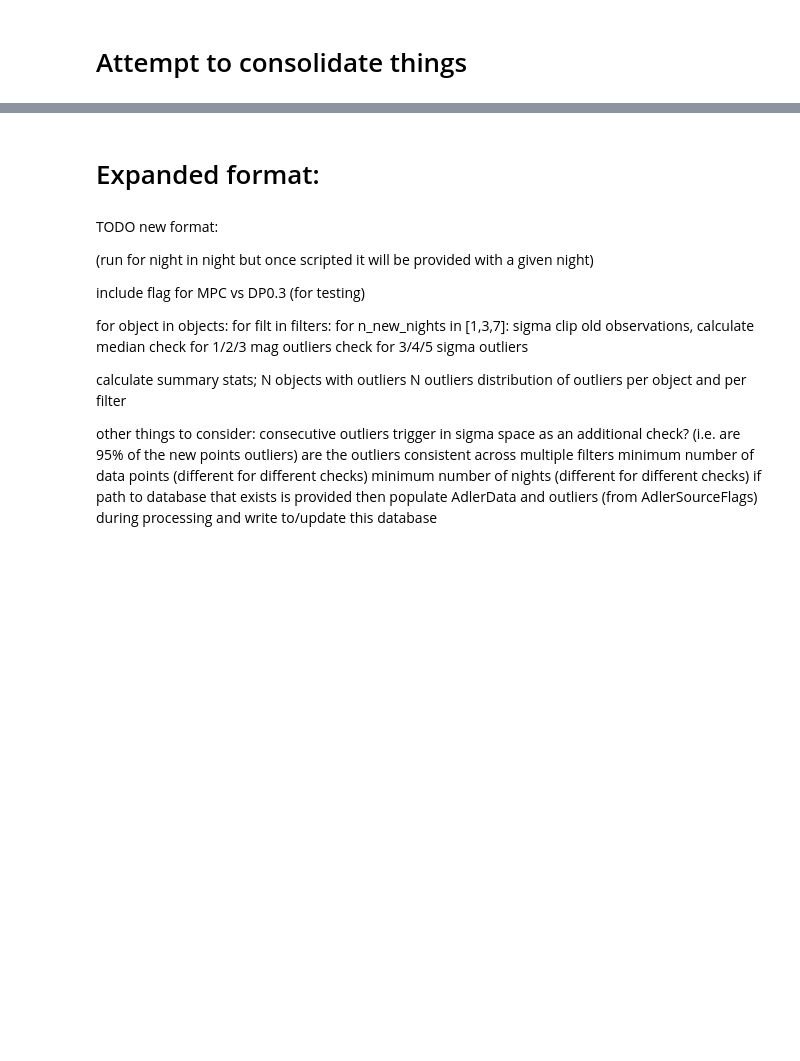
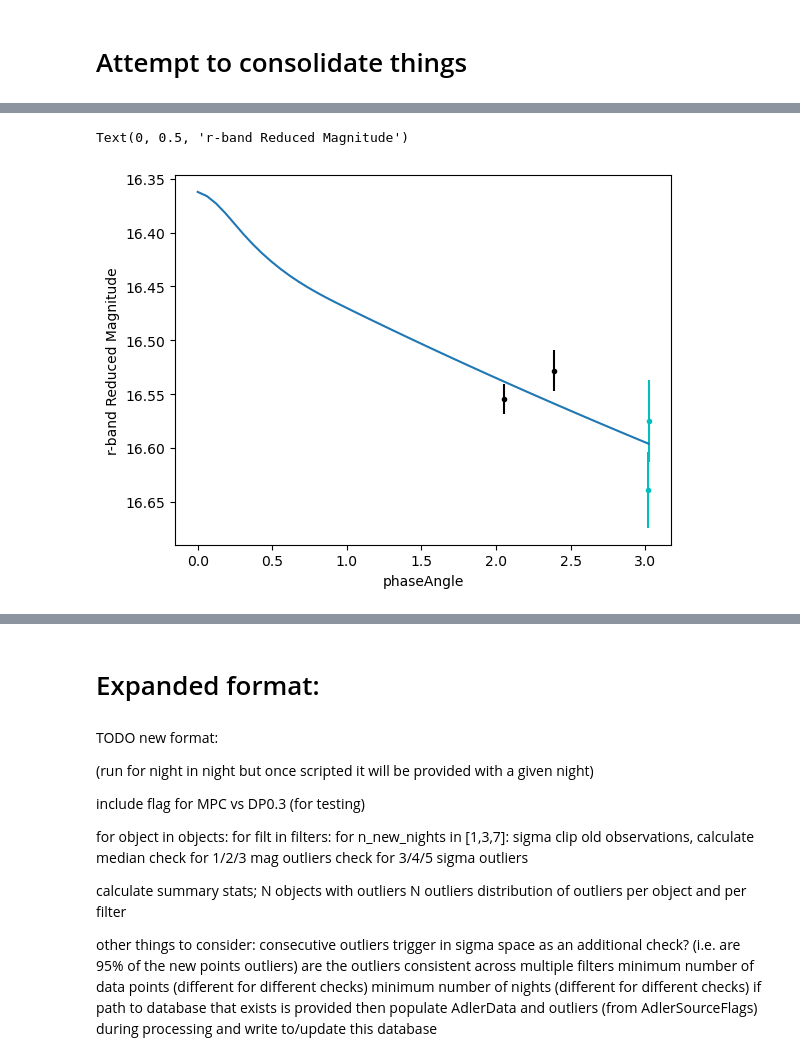
Before and after one commit to lsst-uk/lsst-adler, a Jupyter notebook: notebooks/adler_demo_outliers/adler_demo_outliers.ipynb, the cells around one changed output, grey strips where cells are left out. Cells and saved outputs as stored; diff of their text form; code cells hidden in the pictures; blank space fills up the shorter version.

```diff
--- a/notebooks/adler_demo_outliers/adler_demo_outliers.ipynb
+++ b/notebooks/adler_demo_outliers/adler_demo_outliers.ipynb
@@ -405,0 +439,47 @@ planetoid.AdlerData
+# %%
+fig, ax = plt.subplots()
+x_param = "phaseAngle"
+ax.errorbar(
+    df_obs_old[x_param],
+    df_obs_old[mag_col],
+    df_obs_old[magErr_col],
+    ls="",
+    marker=".",
+    color="k",
+    label="Previous observations",
+)
+ax.errorbar(
+    df_obs_new[x_param],
+    df_obs_new[mag_col],
+    df_obs_new[magErr_col],
+    ls="",
+    marker=".",
+    color="c",
+    label="New observations",
+)
+ax.errorbar(
+    df_obs_new[diff_cut_outlier_arr][x_param],
+    df_obs_new[diff_cut_outlier_arr][mag_col],
+    df_obs_new[diff_cut_outlier_arr][magErr_col],
+    ls="",
+    marker="x",
+    color="b",
+    label="Outliers",
+)
+if model_name in VALID_AVG_MAG_MODELS:
+    ax.axhline(model.avg_mag, c="k", ls="-")
+    ax.axhline(new_obs_model.avg_mag, c="c", ls="--")
+elif model_name in VALID_PHASE_MODELS:
+    alpha = np.linspace(0, np.amax(df_obs.phaseAngle)) * u.deg
+    ax.plot(
+        alpha.to_value(),
+        model.ReducedMag(alpha),
+        )
+else:
+    raise ValueError("Invalid phase model.")
+ax.invert_yaxis()
+ax.set_xlabel(x_param)
+ax.set_ylabel(f"{filt}-band Reduced Magnitude")
+# %% [output]
+Text(0, 0.5, 'r-band Reduced Magnitude')
+[figure, added]
```
Also changed, not shown: parts of 56 cells of this notebook.
